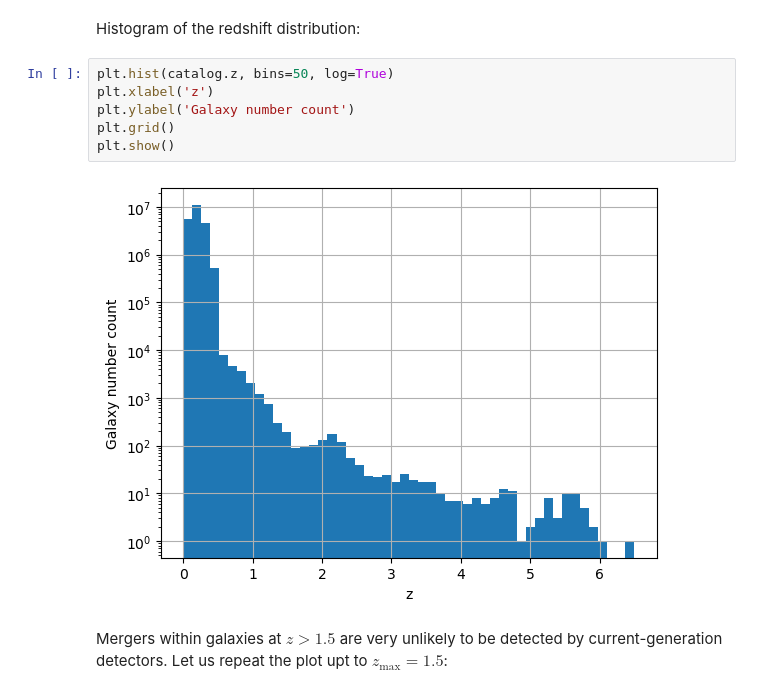
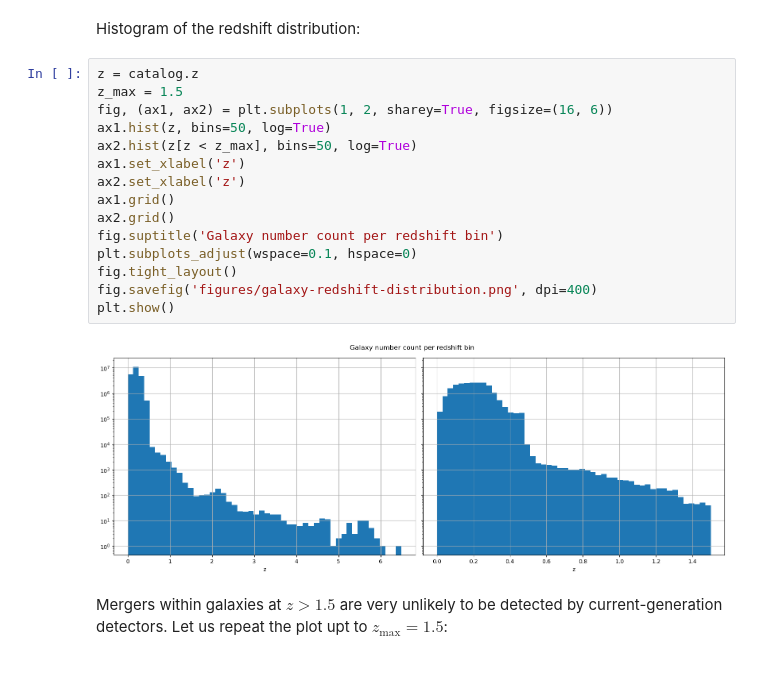
Before and after one commit to binado/standard-sirens, a Jupyter notebook: src/visualize_catalog.ipynb, the cells around one changed output. Drawn from its saved outputs; the diff is of its cells as text.

```diff
--- a/src/visualize_catalog.ipynb
+++ b/src/visualize_catalog.ipynb
@@ -74,13 +53,22 @@ hp.graticule()
 # %% [markdown]
 Histogram of the redshift distribution:
-# %%
-plt.hist(catalog.z, bins=50, log=True)
-plt.xlabel('z')
-plt.ylabel('Galaxy number count')
-plt.grid()
-plt.show()
-# %% [output]
-[figure, removed]
+# %%
+z = catalog.z
+z_max = 1.5
+fig, (ax1, ax2) = plt.subplots(1, 2, sharey=True, figsize=(16, 6))
+ax1.hist(z, bins=50, log=True)
+ax2.hist(z[z < z_max], bins=50, log=True)
+ax1.set_xlabel('z')
+ax2.set_xlabel('z')
+ax1.grid()
+ax2.grid()
+fig.suptitle('Galaxy number count per redshift bin')
+plt.subplots_adjust(wspace=0.1, hspace=0)
+fig.tight_layout()
+fig.savefig('figures/galaxy-redshift-distribution.png', dpi=400)
+plt.show()
+# %% [output]
+[figure, added]
 # %% [markdown]
 Mergers within galaxies at $z > 1.5$ are very unlikely to be detected by current-generation detectors. Let us repeat the plot upt to $z_{\text{max}}=1.5$:
 # %%
```
Also changed, not shown: parts of 5 cells of this notebook, 2 other files.
